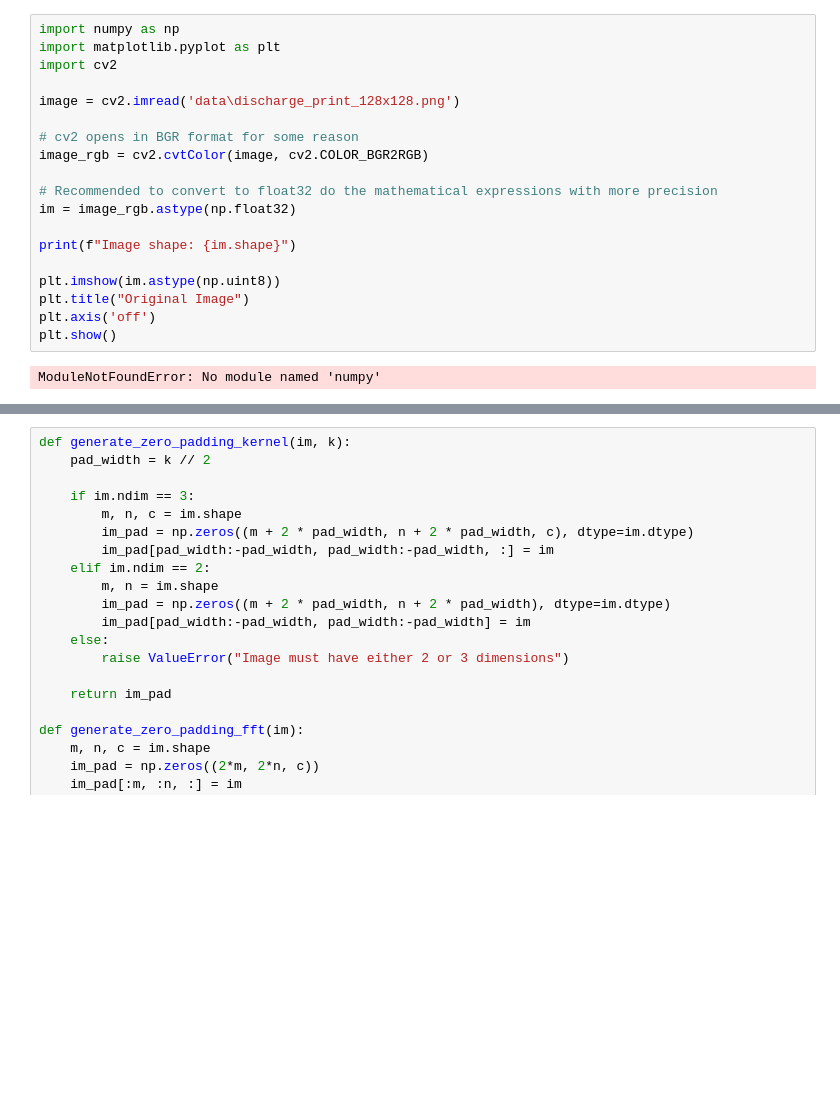
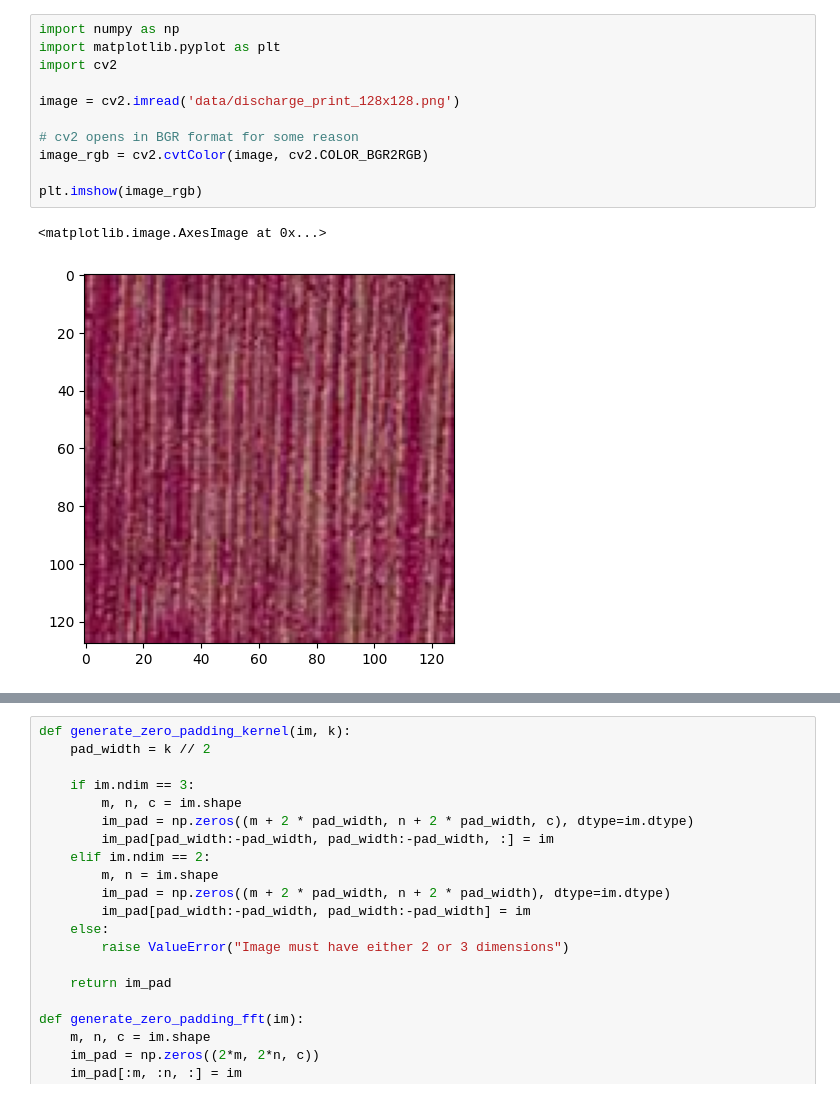
Before and after one commit to guilhermeRaibolt/gaussian-impainting, a Jupyter notebook: gaussian_sampling.ipynb, the cells around one changed output, grey strips where cells are left out. Drawn from its saved outputs; the diff is of its cells as text; blank space fills up the shorter version.

```diff
--- a/gaussian_sampling.ipynb
+++ b/gaussian_sampling.ipynb
@@ -5,21 +1,14 @@ Requirement already satisfied: numpy in c:\users\guief\anaconda3\lib\site-packag
 # %%
 import numpy as np
 import matplotlib.pyplot as plt
 import cv2
 
-image = cv2.imread('data\discharge_print_128x128.png')
+image = cv2.imread('data/discharge_print_128x128.png')
 
 # cv2 opens in BGR format for some reason
 image_rgb = cv2.cvtColor(image, cv2.COLOR_BGR2RGB)
 
-# Recommended to convert to float32 do the mathematical expressions with more precision
-im = image_rgb.astype(np.float32)
-
-print(f"Image shape: {im.shape}")
-
-plt.imshow(im.astype(np.uint8))
-plt.title("Original Image")
-plt.axis('off')
-plt.show()
+plt.imshow(image_rgb)
 # %% [output]
-ModuleNotFoundError: No module named 'numpy'
+<matplotlib.image.AxesImage at 0x...>
+[figure, added]
```
Also changed, not shown: parts of 16 cells of this notebook, 1 other file.
